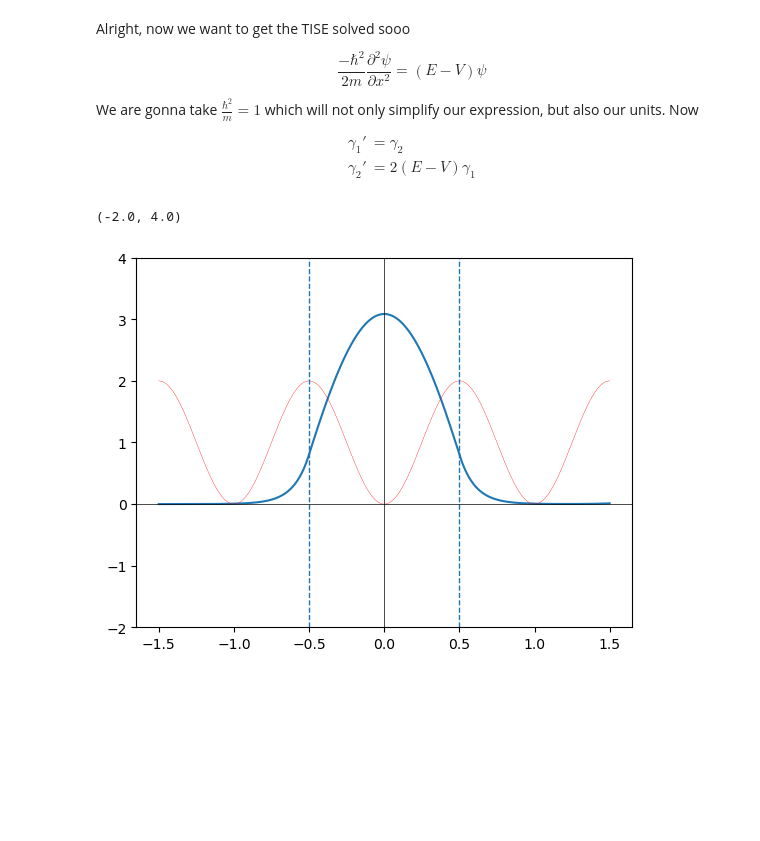
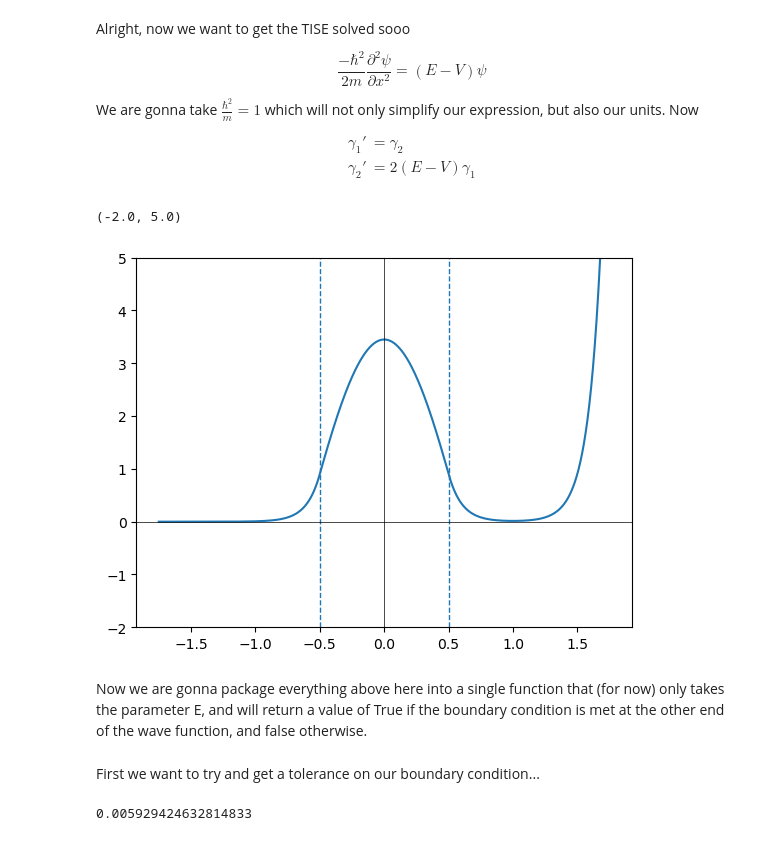
Before and after one commit to imnotartsy/PHY68, a Jupyter notebook: p2_tise_solver/ode_playground.ipynb, the cells around one changed output. Cells and saved outputs as stored; diff of their text form; code cells hidden in the pictures; blank space fills up the shorter version.

```diff
--- a/p2_tise_solver/ode_playground.ipynb
+++ b/p2_tise_solver/ode_playground.ipynb
@@ -94,30 +94,42 @@ expression, but also our units. Now <br>
 # %%
 a = 1   # well width
 v0 = 50   # potential energy
-
+# 3.41357
+# 13.4757
 # here we take psi as the function in, and x is out iterator of "time step"
 # (though we are moving over x now and not t)
-def solv_se(psi, x):
-    e = 3.41357                                 # set energy
+def solv_se1(psi, x, e):
     v = 0 if np.abs(x) < a/2 else v0            # set v to be zero within the well, 100 outside it
     return [psi[1], -2 * (e - v) * psi[0]]      # return values with the solved ode (full disclosure, not sure how this part works)
+
+def solv_se2(psi, x):
+    e = 3.4135                  # set energy
+    v = 0 if np.abs(x) < a/2 else v0            # set v to be zero within the well, 100 outside it
+    return [psi[1], -2 * (e - v) * psi[0]]      # return values with the solved ode (full disclosure, not sure how this part works)
 # %%
-x = np.linspace(-1.5, 1.5, 1000)                     # the range we wish to plot over
-
-sol_se = odeint(solv_se, [0, 0.001], x)              # solve the ode
+x = np.linspace(-1.75, 1.75, 1000)                     # the range we wish to plot over
+sol_se = odeint(solv_se2, [0, 0.0001], x)              # solve the ode
 
 # plotting
 plt.plot(x, (sol_se[:,0]))
-plt.plot(x, (np.sqrt(2/a) * np.sin(np.pi * x / a))**2, color='red', linewidth=0.25) # this is the actual solution (supposedly)
+# plt.plot(x, (np.sqrt(2/a) * np.sin(np.pi * x / a)), color='red', linewidth=0.25) # this is the actual solution (supposedly)
 
 # lines for the well
 plt.axvline(x=a/2, ls='--', linewidth=1)
 plt.axvline(x=-a/2, ls='--', linewidth=1)
 
 plt.axhline(y=0, color='black', linewidth=0.5)
 plt.axvline(x=0, color='black', linewidth=0.5)
 
-plt.ylim([-2, 4])
+plt.ylim([-2, 5])
 # %% [output]
-(-2.0, 4.0)
+(-2.0, 5.0)
-[figure, old version]
+[figure, new version]
+# %% [markdown]
+Now we are gonna package everything above here into a single function that (for now) only takes the parameter E, and will return a value of True if the boundary condition is met at the other end of the wave function, and false otherwise.
+# %% [markdown]
+First we want to try and get a tolerance on our boundary condition...
+# %%
+print(sol_se[:,0][-1])
+# %% [output]
+0.005929424632814833
```
Also changed, not shown: parts of 1 cell of this notebook, 1 other file.
